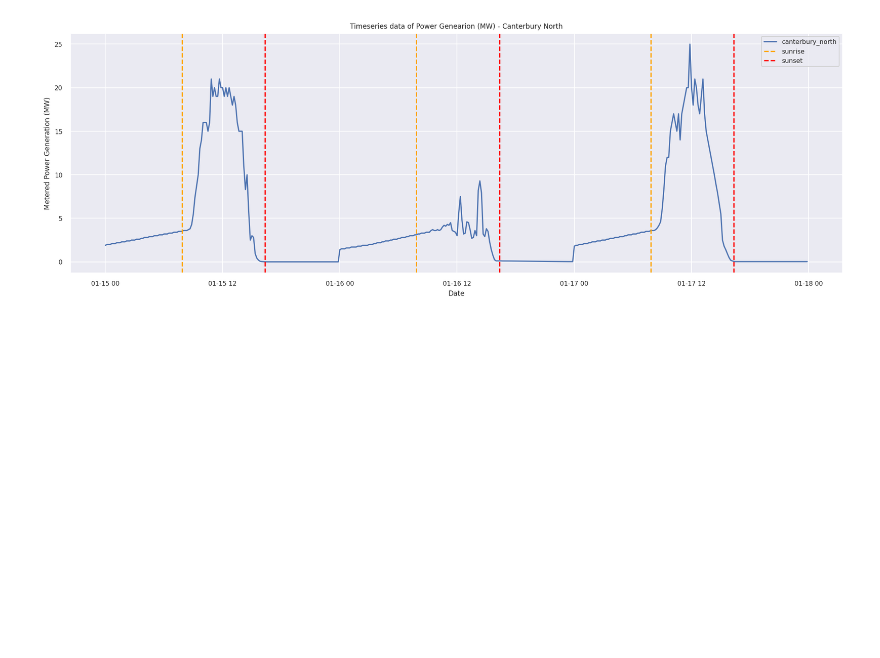
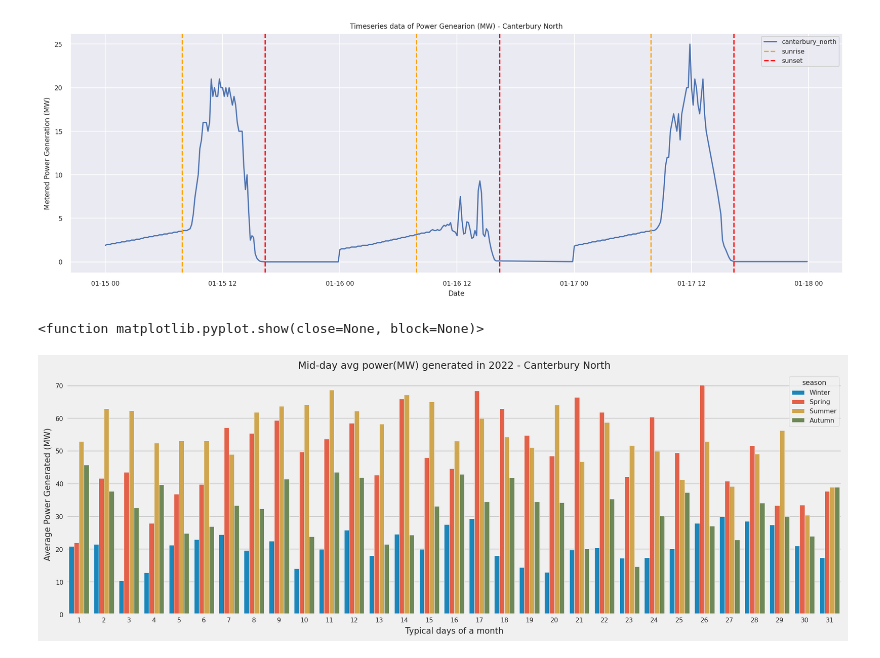
Before and after one commit to openclimatefix/pv-solar-farm-forecasting, a Jupyter notebook: ukpn/scripts/ukpn_dashboard_report.ipynb, the cells around one changed output. Drawn from its saved outputs; the diff is of its cells as text; code cells hidden in the pictures; blank space fills up the shorter version.

Commit message:
update ipynb nb with plots

```diff
--- a/ukpn/scripts/ukpn_dashboard_report.ipynb
+++ b/ukpn/scripts/ukpn_dashboard_report.ipynb
@@ -91,6 +92,59 @@ for i in range(len(sunrise_time)):
     plt.ylabel("Metered Power Generation (MW)")
 # %% [output]
 [figure]
+# %%
+# Classification of power generated by seasons
+
+# Loading the file
+path_to_file = "/home/raj/ocf/pv-solar-farm-forecasting/tests/data/ukpn_dashboard_data/canterbury_north.csv"
+canterbury_df = load_csv_to_pandas(path_to_file = path_to_file)
+
+# Resetting the index
+canterbury_df.reset_index(inplace=True)
+
+# Defining Seasons
+seasons = {
+    1 : "Winter",
+    2 : "Winter",
+    3 : "Spring",
+    4 : "Spring",
+    5 : "Spring",
+    6 : "Summer",
+    7 : "Summer",
+    8 : "Summer",
+    9 : "Autumn",
+    10 : "Autumn",
+    11 : "Autumn",
+    12 : "Winter"
+}
+# Getting the data for only 2022
+canterbury_df_2022 = canterbury_df[canterbury_df["date_time"].dt.year == 2022].reset_index(drop=True)
+
+# Getting the data for the mid-day 11am to 1pm
+canterbury_df_2022 = canterbury_df_2022.set_index("date_time")
+canterbury_df_2022  = canterbury_df_2022.between_time('11:00', '13:00')
+
+# Getting the average for a single day
+canterbury_avg_2022 = canterbury_df_2022.groupby([
+    canterbury_df_2022.index.month, canterbury_df_2022.index.day])["canterbury_north"].mean().to_frame()
+
+# Getting the seasons of the year
+canterbury_avg_2022.index.set_names(['month' , 'date'], inplace = True)
+canterbury_avg_2022.reset_index(inplace = True)
+canterbury_avg_2022["season"] = canterbury_avg_2022["month"].apply(lambda month_number: seasons[month_number])
+canterbury_avg_2022["month"] = canterbury_avg_2022["month"].apply(lambda month_number: calendar.month_abbr[month_number])
+
+# Plot the data
+# This plot classifies the average power generated on every mid-day (11am - 1pm) of a season day
+# For example, the first bar represents the average of 1st day of every month in a season
+ax = sns.barplot(data = canterbury_avg_2022, x = 'date', y = 'canterbury_north', hue = "season", ci = None)
+ax.set_xlabel('Typical days of a month', fontsize = 10)
+ax.set_ylabel('Average Power Generated (MW)', fontsize = 10)
+ax.axes.set_title("Mid-day avg power(MW) generated in 2022 - Canterbury North", fontsize = 12)
+plt.show
+# %% [output]
+<function matplotlib.pyplot.show(close=None, block=None)>
+[figure, added]
 # %%
 def first_plot(
     path_to_file: str
```
Also changed, not shown: parts of 2 cells of this notebook.
